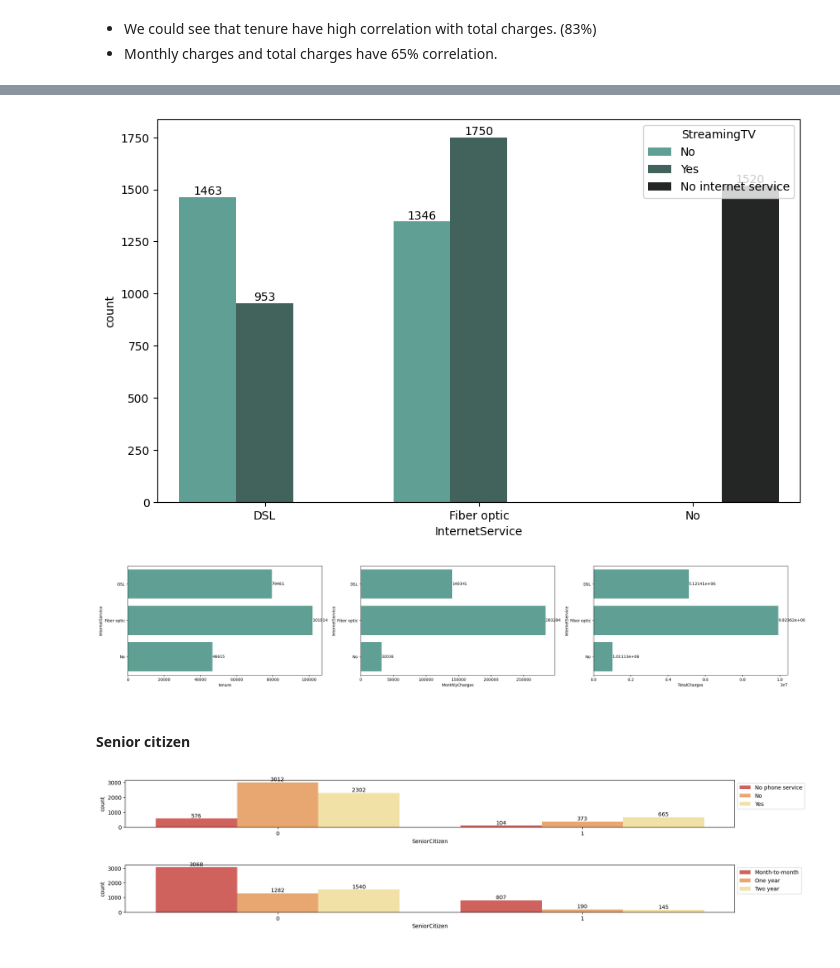
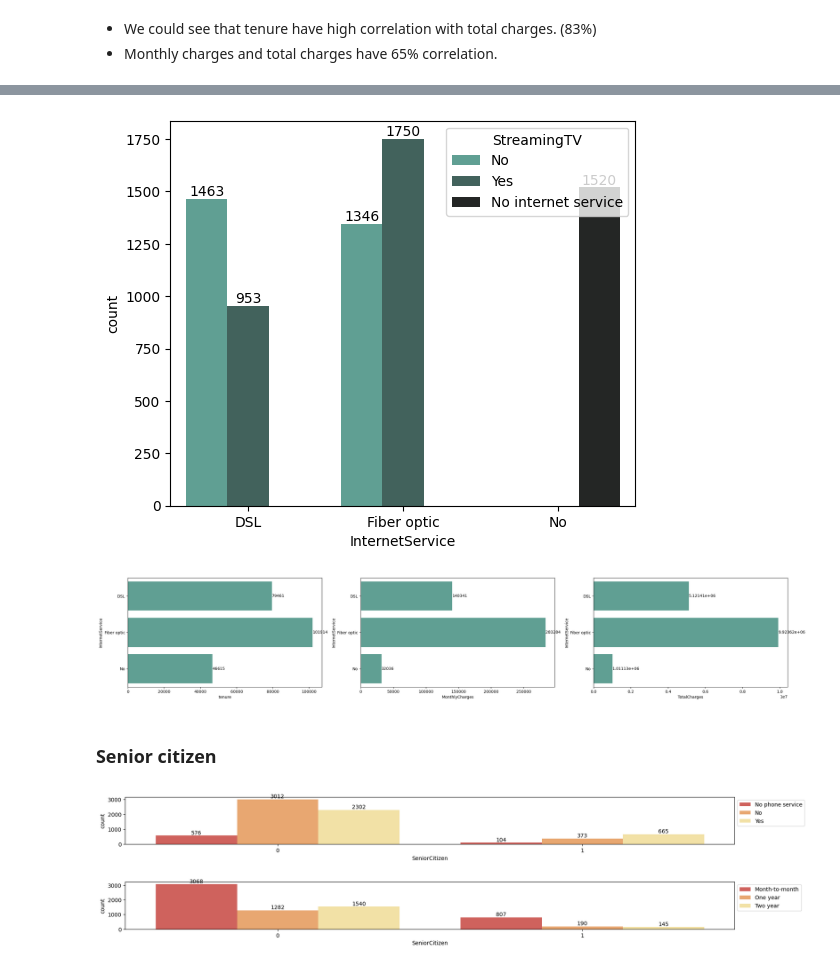
Before and after one commit to kanishkagargg/Customer-Churn-Prediction, a Jupyter notebook: Customer_Churn_Prediction.ipynb, the cells around one changed output, grey strips where cells are left out. Drawn from its saved outputs; the diff is of its cells as text; code cells hidden in the pictures.

```diff
--- a/Customer_Churn_Prediction.ipynb
+++ b/Customer_Churn_Prediction.ipynb
@@ -349,11 +397,11 @@ for bar in ax.containers:
 # %%
-plt.figure(figsize = (10,6))
+plt.figure(figsize = (6,5))
 sns.set_palette('dark:#5A9_r', 3)
 ax = sns.countplot(hue = 'StreamingTV', x='InternetService', data=df)
 for bar in ax.containers:
   ax.bar_label(bar)
 # %% [output]
-[figure, old version]
+[figure, new version]
 # %%
 plt.figure(figsize = (30,5))
 plt.subplots_adjust(hspace=0.8)
@@ -366,7 +414,7 @@ for i in enumerate(num_cols):
 # %% [output]
 [figure]
 # %% [markdown]
-#### Senior citizen
+### Senior citizen
 # %%
 plt.figure(figsize = (20,10))
 plt.subplots_adjust(hspace=0.8)
```
Also changed, not shown: parts of 59 cells of this notebook.
